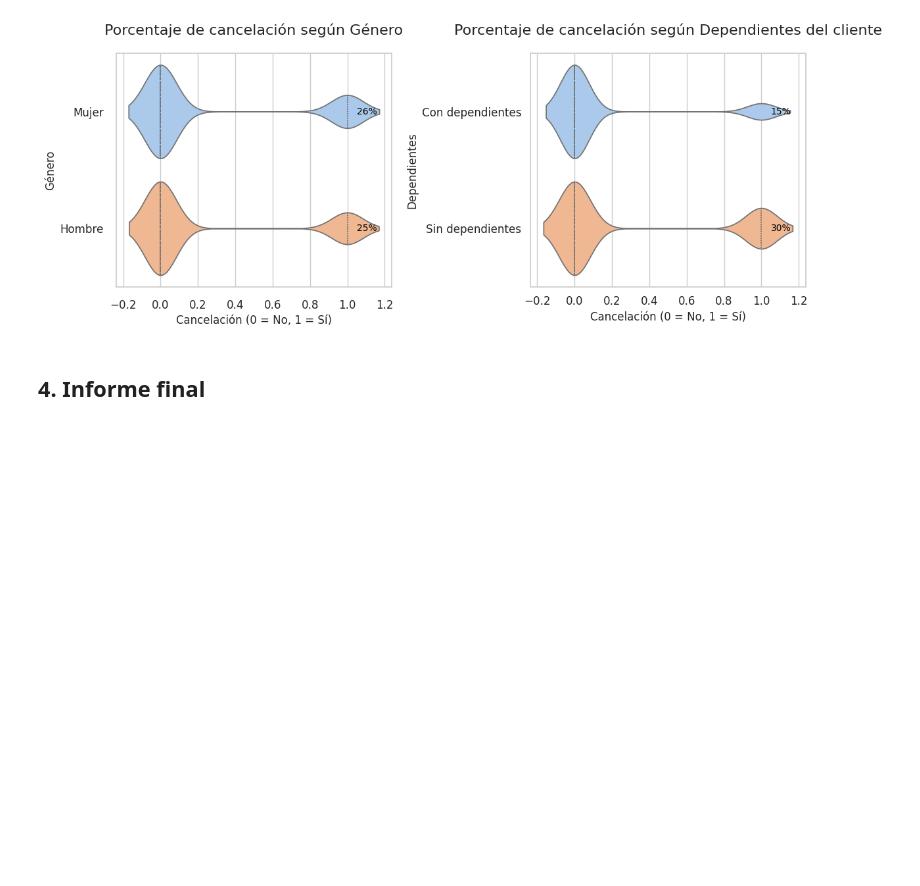
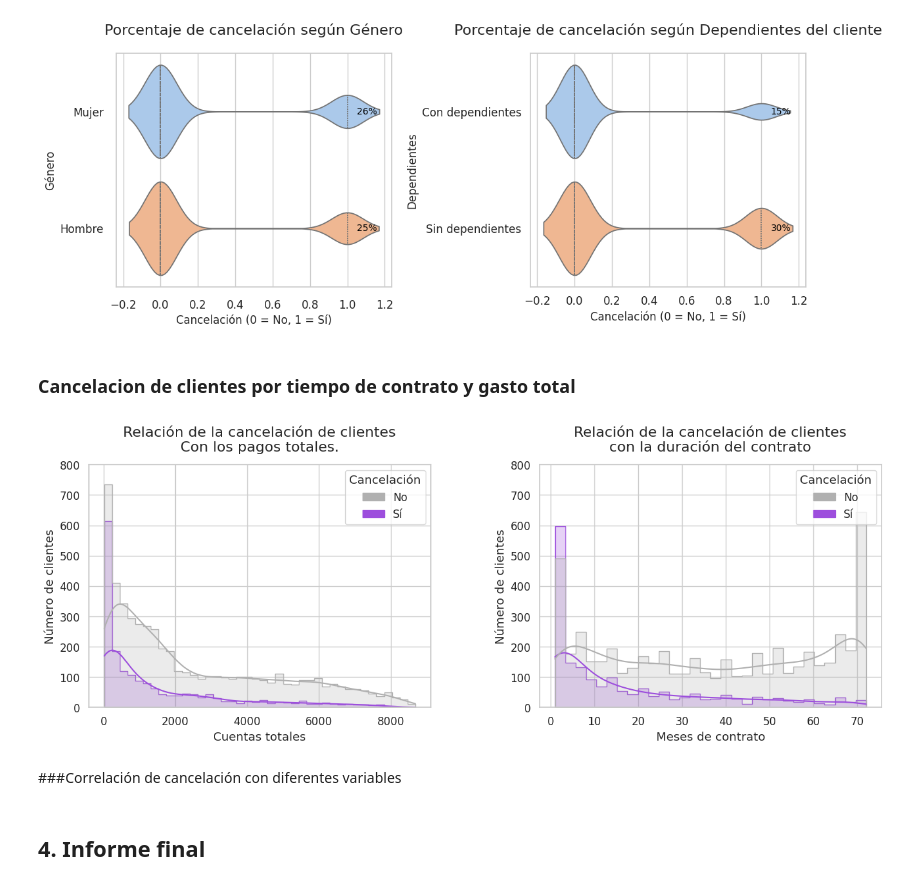
Before and after one commit to DaniBntz/AluraStore, a Jupyter notebook: TelecomX_Challenge.ipynb, the cells around one changed output. Drawn from its saved outputs; the diff is of its cells as text; code cells hidden in the pictures; blank space fills up the shorter version.

```diff
--- a/TelecomX_Challenge.ipynb
+++ b/TelecomX_Challenge.ipynb
@@ -1128,3 +1190,65 @@ plt.tight_layout()
 plt.show()
 # %% [output]
 [figure]
+# %% [markdown]
+### Cancelacion de clientes por tiempo de contrato y gasto total
+# %%
+from matplotlib.patches import Patch
+
+sns.set_theme(style="whitegrid", font_scale=1.1)
+
+datos['Cancelacion_txt'] = datos['Cancelacion'].map({0: 'No', 1: 'Sí'})
+
+custom_palette = {'No': '#B0B0B0', 'Sí': '#9D4EDD'}
+
+ig, axes = plt.subplots(1, 2, figsize=(14, 5), constrained_layout={'w_pad': 0.5})
+
+# Gráfico 1 -> Gasto total.
+sns.histplot(
+    data=datos,
+    x='Cuentas_totales',
+    hue='Cancelacion_txt',
+    hue_order=['No', 'Sí'],
+    palette=custom_palette,
+    bins=40,
+    kde=True,
+    ax=axes[0],
+    element='step'
+)
+
+axes[0].set_title('Relación de la cancelación de clientes\nCon los pagos totales.',fontsize = 16, pad = 15)
+axes[0].set_xlabel('Cuentas totales')
+axes[0].set_ylabel('Número de clientes')
+legend_elements = [
+    Patch(facecolor='#B0B0B0', edgecolor='#B0B0B0', label='No'),
+    Patch(facecolor='#9D4EDD', edgecolor='#9D4EDD', label='Sí')
+    ]
+axes[0].legend(handles=legend_elements, title='Cancelación')
+axes[0].set_ylim(0, 800)
+
+# Gráfico 1 -> Meses contratados
+sns.histplot(
+    data=datos,
+    x='Meses_contrato',
+    hue='Cancelacion_txt',
+    hue_order=['No', 'Sí'],
+    palette=custom_palette,
+    bins=30,
+    kde=True,
+    ax=axes[1],
+    element='step'
+)
+
+axes[1].set_title('Relación de la cancelación de clientes\ncon la duración del contrato', fontsize = 16, pad = 15)
+axes[1].set_xlabel('Meses de contrato')
+axes[1].set_ylabel('Número de clientes')
+axes[1].legend(handles=legend_elements, title='Cancelación', loc = 'upper right')
+axes[1].set_ylim(0, 800)
+
+
+# Mostrar gráfico
+plt.show()
+# %% [output]
+[figure, added]
+# %% [markdown]
+###Correlación de cancelación con diferentes variables
```
Also changed, not shown: parts of 9 cells of this notebook.
